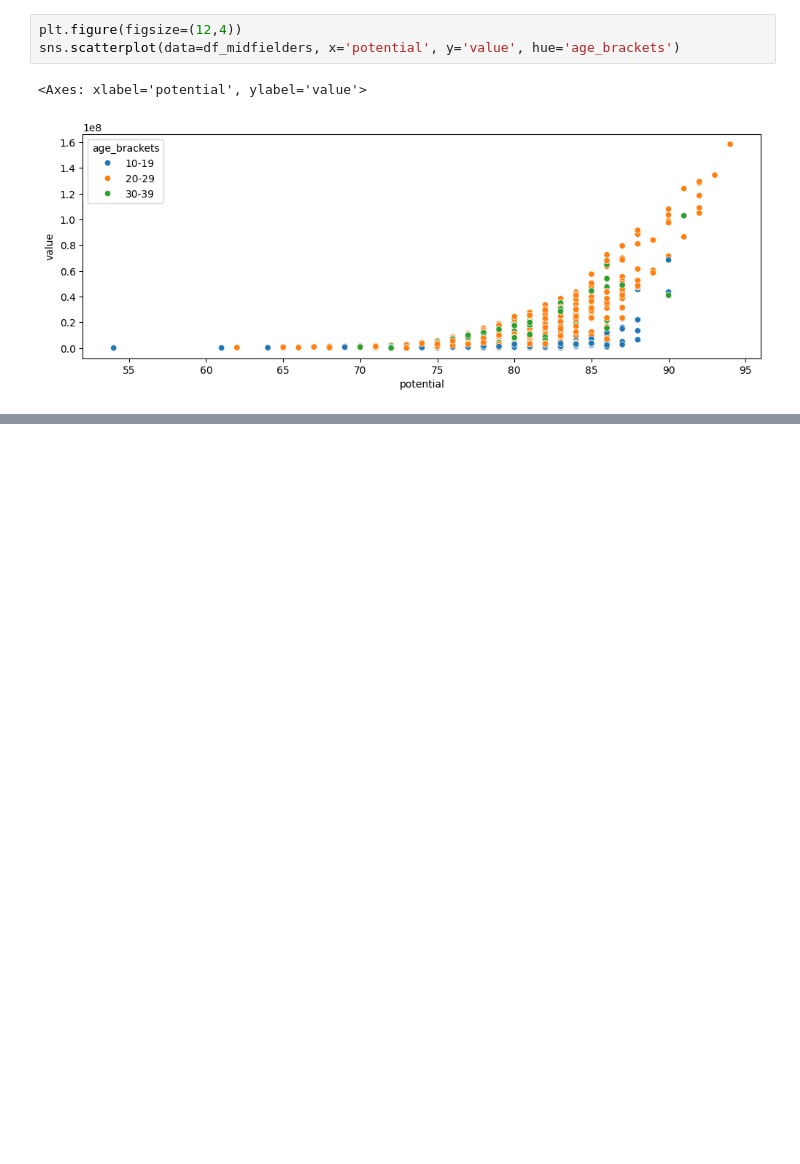
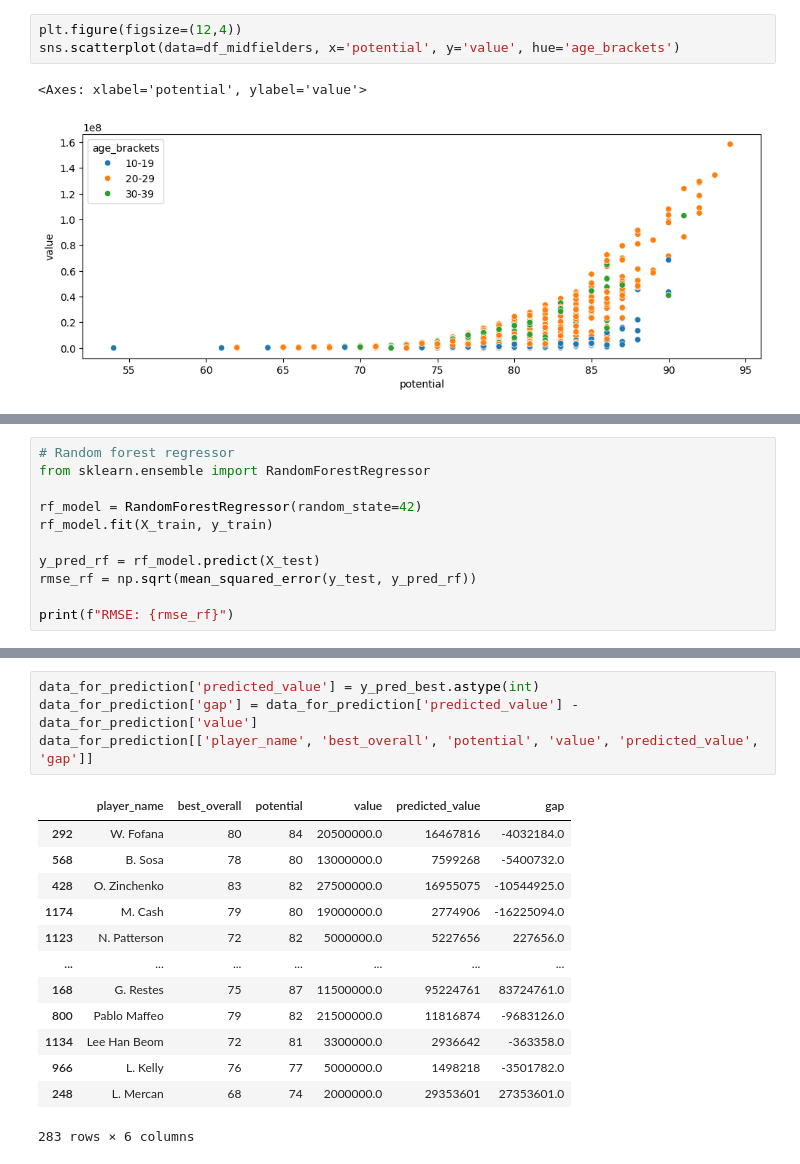
Before and after one commit to sasotomayorb/player-performance-prediction, a Jupyter notebook: main.ipynb, the cells around one changed output, grey strips where cells are left out. Cells and saved outputs as stored; diff of their text form; blank space fills up the shorter version.

```diff
--- a/main.ipynb
+++ b/main.ipynb
@@ -300,0 +337,11 @@ sns.scatterplot(data=df_midfielders, x='potential', y='value', hue='age_brackets
+# %%
+# Random forest regressor
+from sklearn.ensemble import RandomForestRegressor
+
+rf_model = RandomForestRegressor(random_state=42)
+rf_model.fit(X_train, y_train)
+
+y_pred_rf = rf_model.predict(X_test)
+rmse_rf = np.sqrt(mean_squared_error(y_test, y_pred_rf))
+
+print(f"RMSE: {rmse_rf}")
@@ -300,0 +412,18 @@ sns.scatterplot(data=df_midfielders, x='potential', y='value', hue='age_brackets
+# %%
+data_for_prediction['predicted_value'] = y_pred_best.astype(int)
+data_for_prediction['gap'] = data_for_prediction['predicted_value'] - data_for_prediction['value']
+data_for_prediction[['player_name', 'best_overall', 'potential', 'value', 'predicted_value', 'gap']]
+# %% [output]
+|  | player_name | best_overall | potential | value | predicted_value | gap |
+| 292 | W. Fofana | 80 | 84 | 20500000.0 | 16467816 | -4032184.0 |
+| 568 | B. Sosa | 78 | 80 | 13000000.0 | 7599268 | -5400732.0 |
+| 428 | O. Zinchenko | 83 | 82 | 27500000.0 | 16955075 | -10544925.0 |
+| 1174 | M. Cash | 79 | 80 | 19000000.0 | 2774906 | -16225094.0 |
+| 1123 | N. Patterson | 72 | 82 | 5000000.0 | 5227656 | 227656.0 |
+| ... | ... | ... | ... | ... | ... | ... |
+| 168 | G. Restes | 75 | 87 | 11500000.0 | 95224761 | 83724761.0 |
+| 800 | Pablo Maffeo | 79 | 82 | 21500000.0 | 11816874 | -9683126.0 |
+| 1134 | Lee Han Beom | 72 | 81 | 3300000.0 | 2936642 | -363358.0 |
+| 966 | L. Kelly | 76 | 77 | 5000000.0 | 1498218 | -3501782.0 |
+| 248 | L. Mercan | 68 | 74 | 2000000.0 | 29353601 | 27353601.0 |
+283 rows × 6 columns
```
Also changed, not shown: parts of 17 cells of this notebook.
